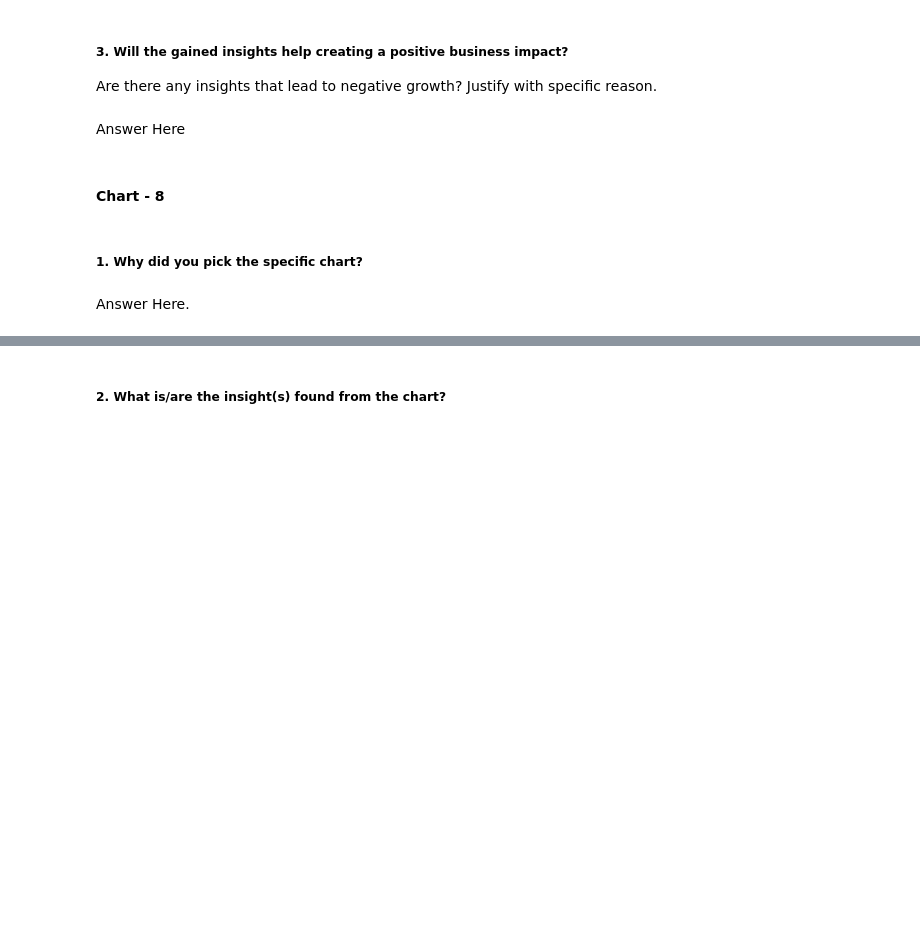
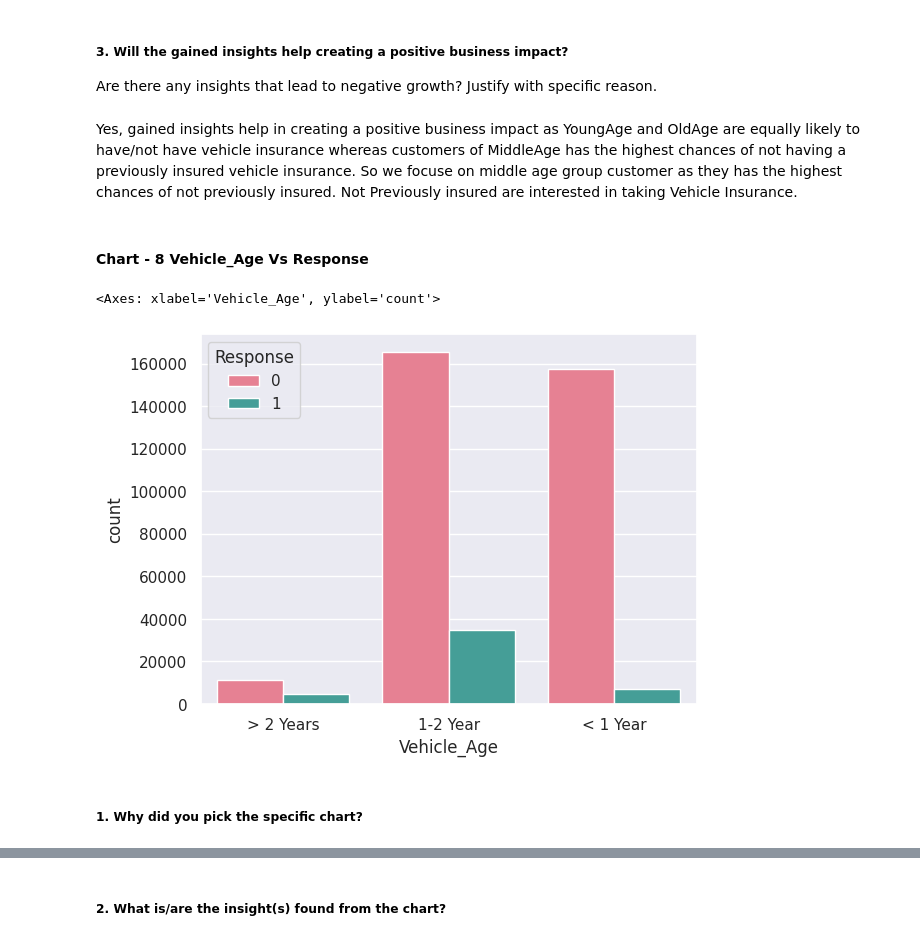
Before and after one commit to msantoshidevi/Health-Insurance-Cross-Sell-Prediction-Project, a Jupyter notebook: Health_Insurance_Cross_Sell_Prediction.ipynb, the cells around one changed output, grey strips where cells are left out. Saved outputs shown, nothing was run; the diff lists cells and outputs as text; code cells hidden in the pictures; blank space fills up the shorter version.

```diff
--- a/Health_Insurance_Cross_Sell_Prediction.ipynb
+++ b/Health_Insurance_Cross_Sell_Prediction.ipynb
@@ -571,13 +801,15 @@ Answer Here
 # %% [markdown]
 ##### 3. Will the gained insights help creating a positive business impact?
 Are there any insights that lead to negative growth? Justify with specific reason.
-# %% [markdown]
-Answer Here
+# %% [markdown]
+Yes, gained insights help in creating a positive business impact as YoungAge and OldAge are equally likely to have/not have vehicle insurance whereas customers of MiddleAge has the highest chances of not having a previously insured vehicle insurance. So we focuse on middle age group customer as they has the highest chances of not previously insured. Not Previously insured are interested in taking Vehicle Insurance.
 # %% [markdown]
-#### Chart - 8
+#### Chart - 8  Vehicle_Age Vs Response
 # %%
 # Chart - 8 visualization code
+sns.countplot(x='Vehicle_Age',hue='Response',data=data_df3,palette='husl')
+# %% [output]
+<Axes: xlabel='Vehicle_Age', ylabel='count'>
+[figure, added]
 # %% [markdown]
 ##### 1. Why did you pick the specific chart?
-# %% [markdown]
-Answer Here.
```
Also changed, not shown: parts of 128 cells of this notebook.
